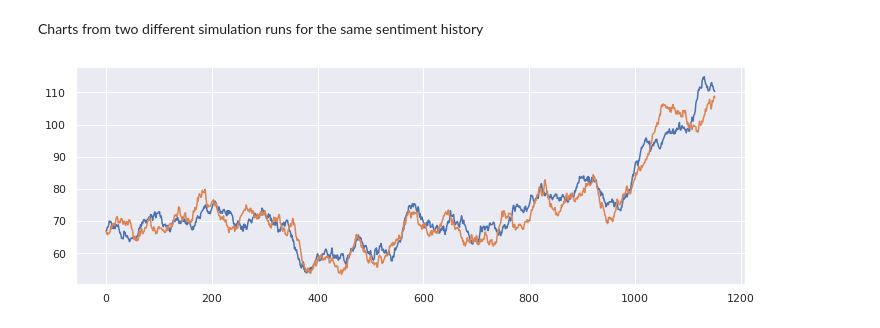
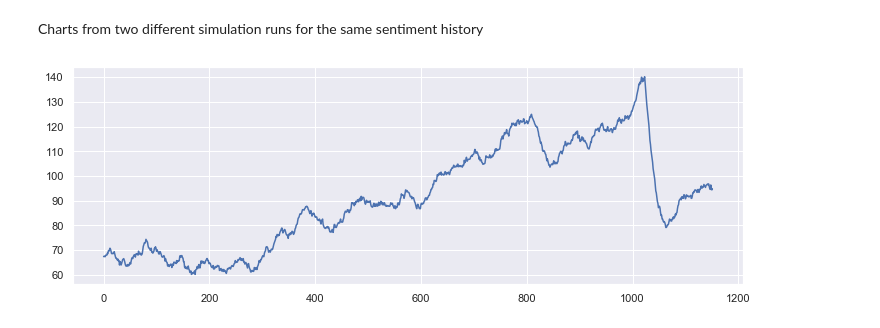
Before and after one commit to smurve/cfds-capstone, a Jupyter notebook: Understanding_the_Market.ipynb, the cells around one changed output. Cells and saved outputs as stored; diff of their text form; code cells hidden in the pictures.

```diff
--- a/Understanding_the_Market.ipynb
+++ b/Understanding_the_Market.ipynb
@@ -186,8 +186,7 @@ Read 2 samples.
 # %% [markdown]
 Charts from two different simulation runs for the same sentiment history
 # %%
-ticker = list(data[0].keys())[0]
+ticker = list(data[0].keys())[8]
 plt.plot(data[0][ticker]['price']);
-plt.plot(data[1][ticker]['price']);
 # %% [output]
-[figure, old version]
+[figure, new version]
```
Also changed, not shown: parts of 5 cells of this notebook, 7 other files.
